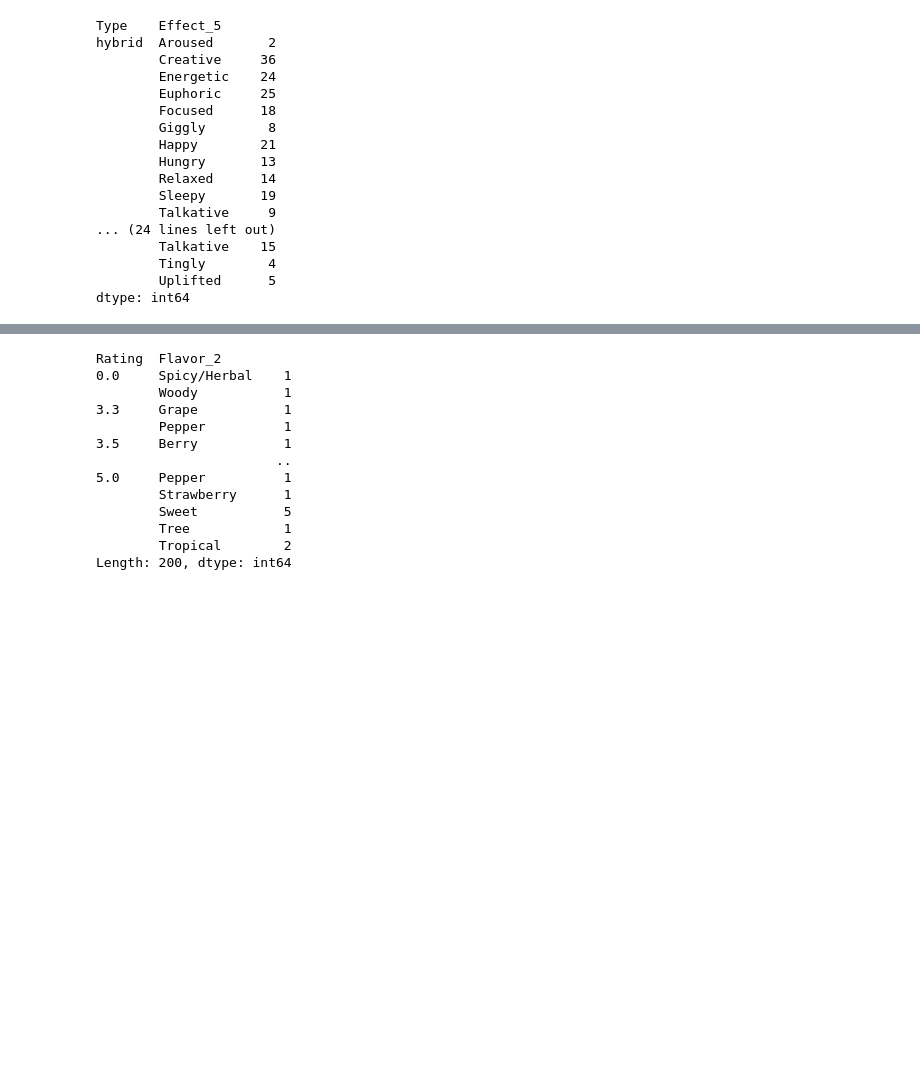
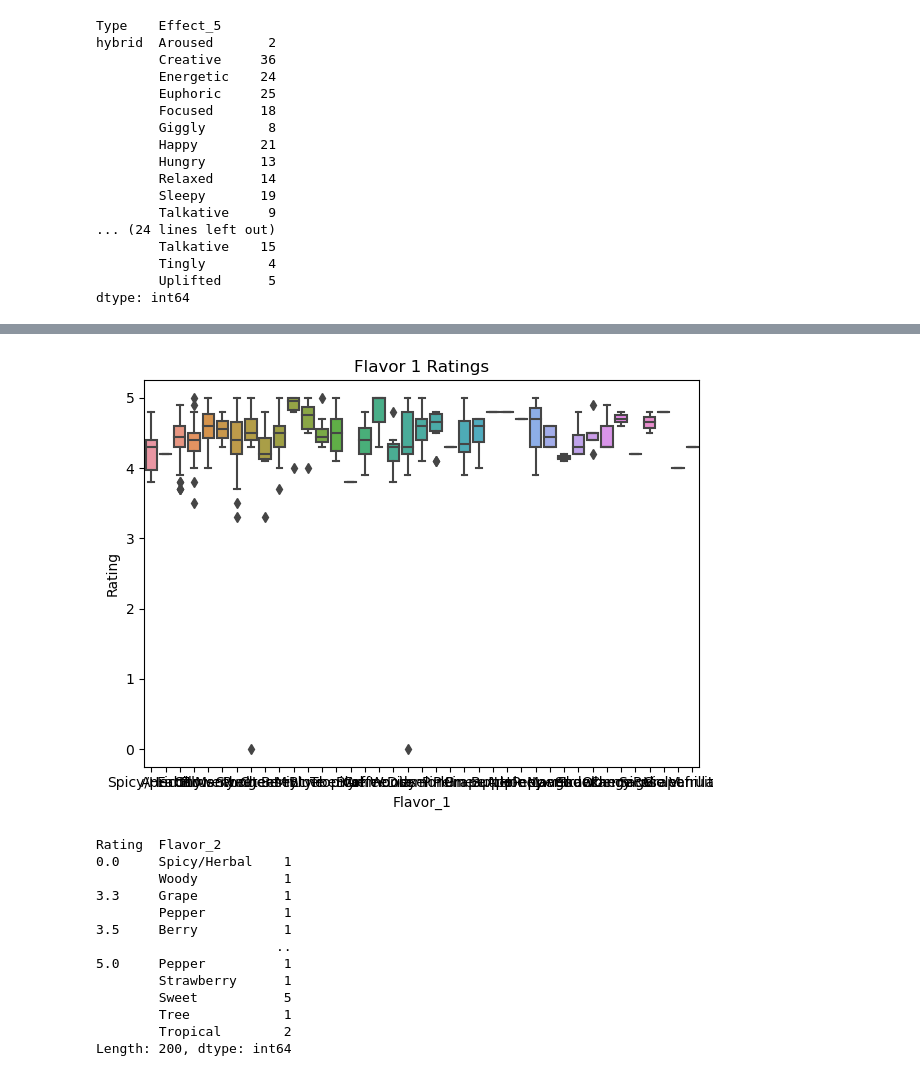
Before and after one commit to Berli85/SMU-Project-1-MaryJane, a Jupyter notebook: KimChi Work/Project 1 Team 2 data KCKC.ipynb, the cells around one changed output, grey strips where cells are left out. Drawn from its saved outputs; the diff is of its cells as text; code cells hidden in the pictures; blank space fills up the shorter version.

```diff
--- a/KimChi Work/Project 1 Team 2 data KCKC.ipynb
+++ b/KimChi Work/Project 1 Team 2 data KCKC.ipynb
@@ -379,3 +425,10 @@ Length: 182, dtype: int64
+# %%
+sns.boxplot(data=Data_EffectsFlavors_1, x="Flavor_1", y="Rating")
+plt.title("Flavor 1 Ratings")
+plt.tight_layout()
+plt.show()
+# %% [output]
+[figure, added]
 # %%
 #Count the number of Flavor_2 per Rating
 Data_EffectsFlavors_1.groupby(["Rating", "Flavor_2"]).size()
```
Also changed, not shown: parts of 8 cells of this notebook.
